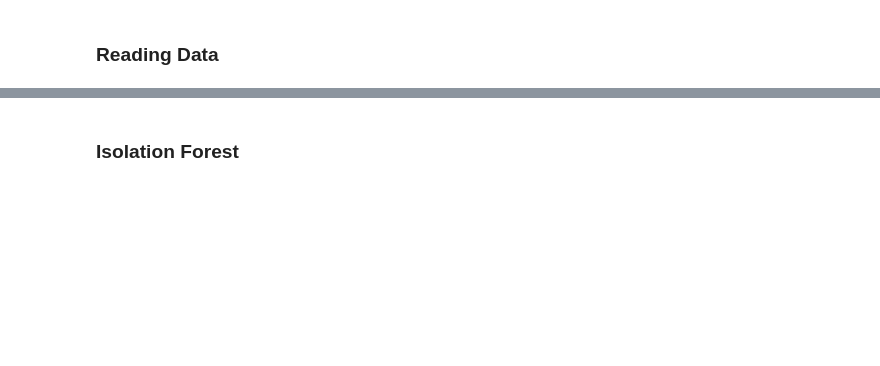
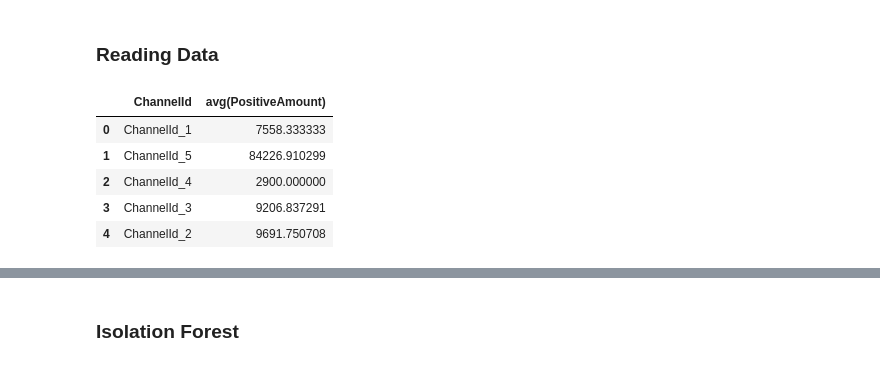
Before and after one commit to fernandojunior/financial-fraud-detection, a Jupyter notebook: src/General Evaluation.ipynb, the cells around one changed output, grey strips where cells are left out. Saved outputs shown, nothing was run; the diff lists cells and outputs as text; code cells hidden in the pictures; blank space fills up the shorter version.

```diff
--- a/src/General Evaluation.ipynb
+++ b/src/General Evaluation.ipynb
@@ -52,0 +57,13 @@ train_data = train_data.drop(*columns_to_remove)
+# %%
+item = "ChannelId"
+train_aux = train_data.filter('FraudResult==0').select([item, 'PositiveAmount']).groupBy(item).mean()
+test_aux = test_data.select([item, 'PositiveAmount']).groupBy(item).mean()
+# %%
+test_aux.toPandas()
+# %% [output]
+|  | ChannelId | avg(PositiveAmount) |
+| 0 | ChannelId_1 | 7558.333333 |
+| 1 | ChannelId_5 | 84226.910299 |
+| 2 | ChannelId_4 | 2900.000000 |
+| 3 | ChannelId_3 | 9206.837291 |
+| 4 | ChannelId_2 | 9691.750708 |
```
Also changed, not shown: parts of 9 cells of this notebook, 6 other files.
